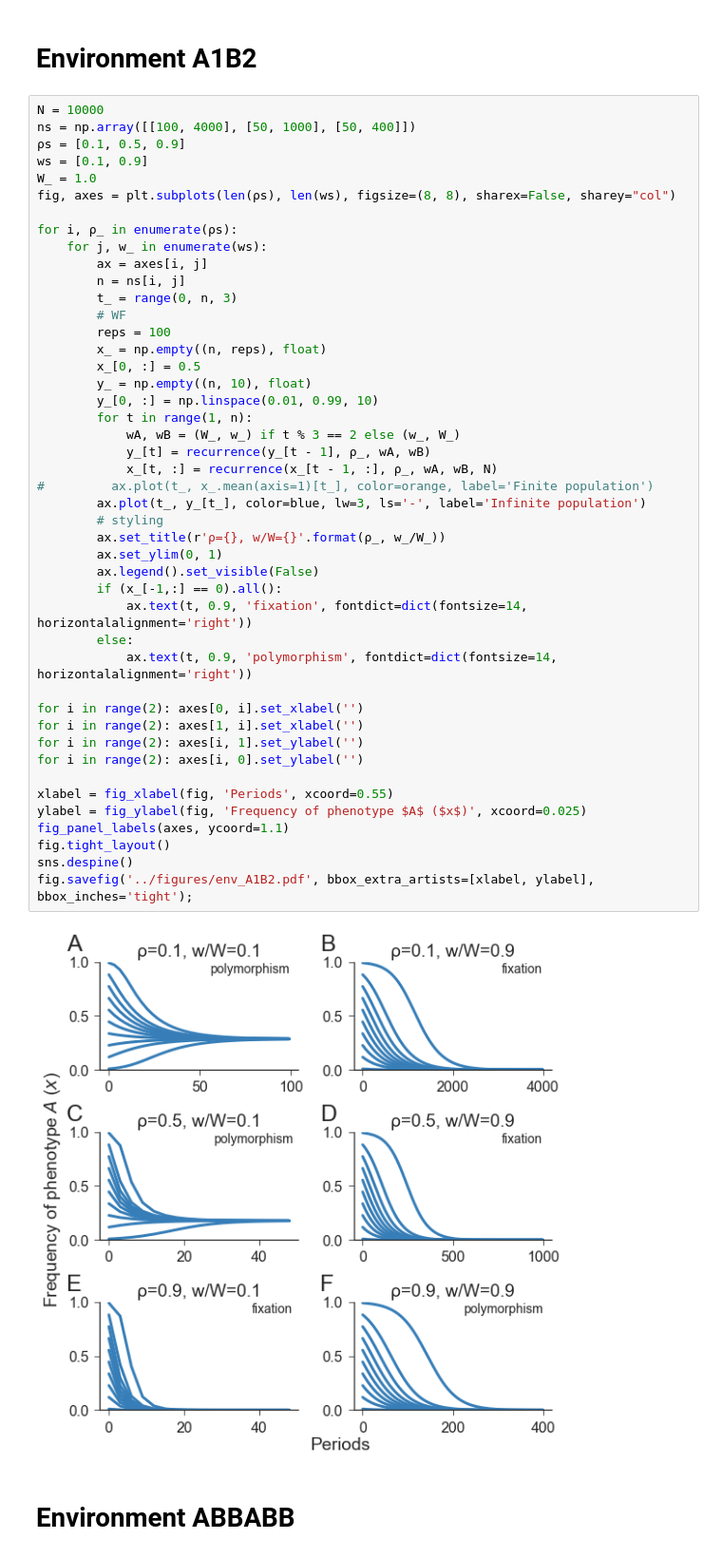
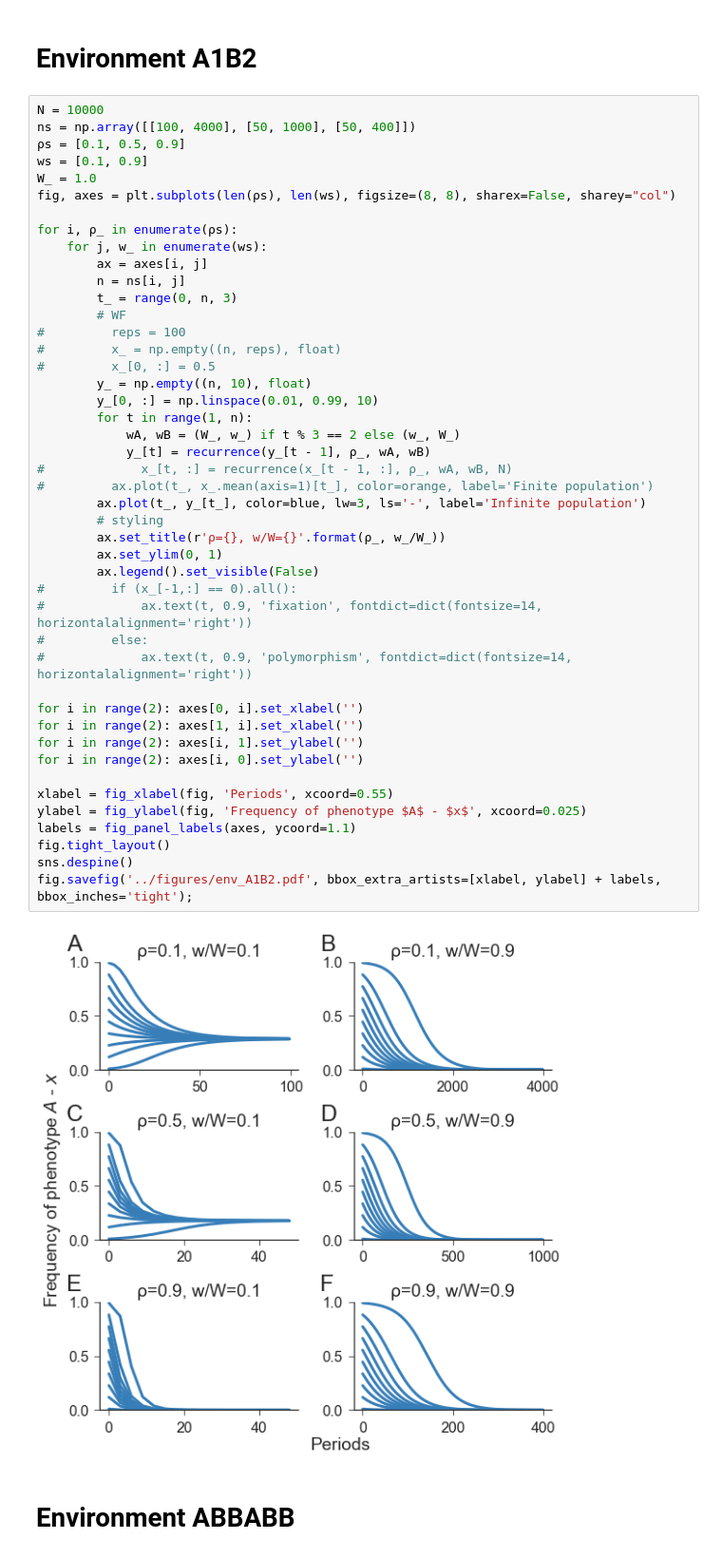
Before and after one commit to yoavram/Milpitas, a Jupyter notebook: notebooks/recurrence.ipynb, the cells around one changed output. Shown at 95% size. Cells and saved outputs as stored; diff of their text form.

```diff
--- a/notebooks/recurrence.ipynb
+++ b/notebooks/recurrence.ipynb
@@ -198,44 +205,44 @@ ws = [0.1, 0.9]
 W_ = 1.0
 fig, axes = plt.subplots(len(ρs), len(ws), figsize=(8, 8), sharex=False, sharey="col")
 
 for i, ρ_ in enumerate(ρs):
     for j, w_ in enumerate(ws):
         ax = axes[i, j]
         n = ns[i, j]
         t_ = range(0, n, 3)
         # WF
-        reps = 100
-        x_ = np.empty((n, reps), float)
-        x_[0, :] = 0.5
+#         reps = 100
+#         x_ = np.empty((n, reps), float)
+#         x_[0, :] = 0.5
         y_ = np.empty((n, 10), float)
         y_[0, :] = np.linspace(0.01, 0.99, 10)
         for t in range(1, n):
             wA, wB = (W_, w_) if t % 3 == 2 else (w_, W_)
             y_[t] = recurrence(y_[t - 1], ρ_, wA, wB)
-            x_[t, :] = recurrence(x_[t - 1, :], ρ_, wA, wB, N)
+#             x_[t, :] = recurrence(x_[t - 1, :], ρ_, wA, wB, N)
 #         ax.plot(t_, x_.mean(axis=1)[t_], color=orange, label='Finite population')
         ax.plot(t_, y_[t_], color=blue, lw=3, ls='-', label='Infinite population')
         # styling
         ax.set_title(r'ρ={}, w/W={}'.format(ρ_, w_/W_))
         ax.set_ylim(0, 1)
         ax.legend().set_visible(False)
-        if (x_[-1,:] == 0).all():
-            ax.text(t, 0.9, 'fixation', fontdict=dict(fontsize=14, horizontalalignment='right'))
-        else:
-            ax.text(t, 0.9, 'polymorphism', fontdict=dict(fontsize=14, horizontalalignment='right'))
+#         if (x_[-1,:] == 0).all():
+#             ax.text(t, 0.9, 'fixation', fontdict=dict(fontsize=14, horizontalalignment='right'))
+#         else:
+#             ax.text(t, 0.9, 'polymorphism', fontdict=dict(fontsize=14, horizontalalignment='right'))
 
 for i in range(2): axes[0, i].set_xlabel('')
 for i in range(2): axes[1, i].set_xlabel('')
 for i in range(2): axes[i, 1].set_ylabel('')
 for i in range(2): axes[i, 0].set_ylabel('')
 
 xlabel = fig_xlabel(fig, 'Periods', xcoord=0.55)
-ylabel = fig_ylabel(fig, 'Frequency of phenotype $A$ ($x$)', xcoord=0.025)
-fig_panel_labels(axes, ycoord=1.1)
+ylabel = fig_ylabel(fig, 'Frequency of phenotype $A$ - $x$', xcoord=0.025)
+labels = fig_panel_labels(axes, ycoord=1.1)
 fig.tight_layout()
 sns.despine()
-fig.savefig('../figures/env_A1B2.pdf', bbox_extra_artists=[xlabel, ylabel], bbox_inches='tight');
+fig.savefig('../figures/env_A1B2.pdf', bbox_extra_artists=[xlabel, ylabel] + labels, bbox_inches='tight');
 # %% [output]
-[figure, old version]
+[figure, new version]
 # %% [markdown]
 # Environment ABBABB
```
Also changed, not shown: parts of 31 cells of this notebook, 3 other files.
